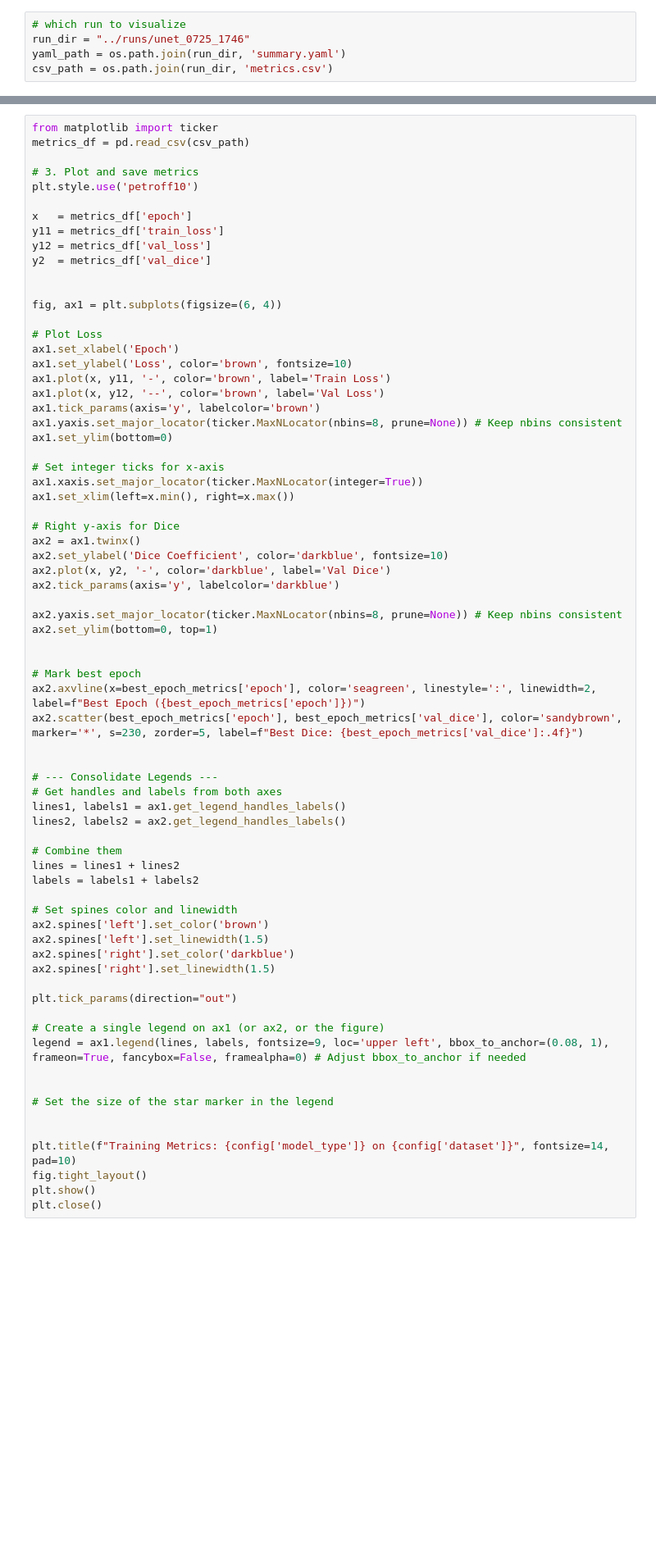
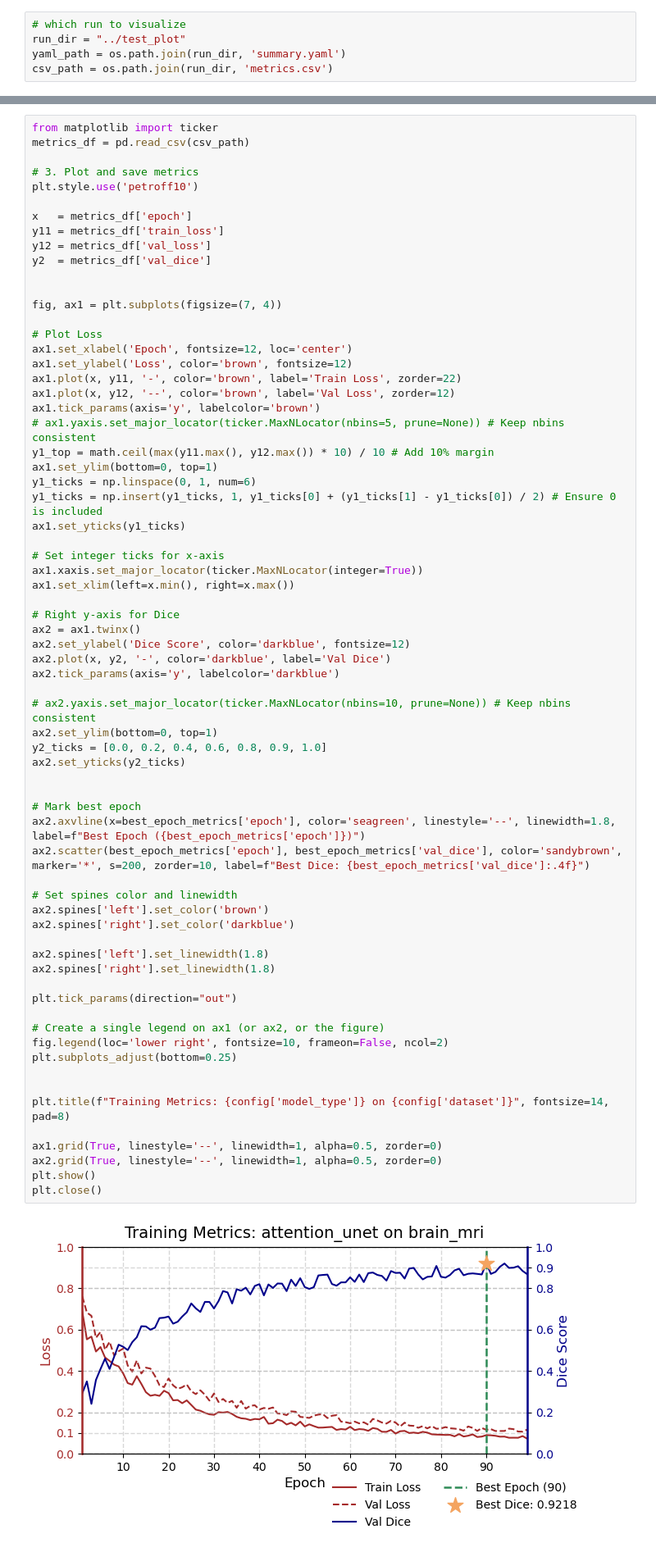
Before and after one commit to liu-bodong/CV-Lab, a Jupyter notebook: notebooks/plot_csv.ipynb, the cells around one changed output, grey strips where cells are left out. Shown at 82% size. Cells and saved outputs as stored; diff of their text form; blank space fills up the shorter version.

Commit message:
Refine plot_csv.ipynb

```diff
--- a/notebooks/plot_csv.ipynb
+++ b/notebooks/plot_csv.ipynb
@@ -19,6 +22,6 @@ import src.data_utils as data_utils
 from src.metrics import dice_loss, dice_coefficient
 # %%
 # which run to visualize
-run_dir = "../runs/unet_0725_1746"
+run_dir = "../test_plot"
 yaml_path = os.path.join(run_dir, 'summary.yaml')
 csv_path = os.path.join(run_dir, 'metrics.csv')
@@ -52,61 +80,60 @@ y12 = metrics_df['val_loss']
 y2  = metrics_df['val_dice']
 
 
-fig, ax1 = plt.subplots(figsize=(6, 4))
+fig, ax1 = plt.subplots(figsize=(7, 4))
 
 # Plot Loss
-ax1.set_xlabel('Epoch')
-ax1.set_ylabel('Loss', color='brown', fontsize=10)
-ax1.plot(x, y11, '-', color='brown', label='Train Loss')
-ax1.plot(x, y12, '--', color='brown', label='Val Loss')
+ax1.set_xlabel('Epoch', fontsize=12, loc='center')
+ax1.set_ylabel('Loss', color='brown', fontsize=12)
+ax1.plot(x, y11, '-', color='brown', label='Train Loss', zorder=22)
+ax1.plot(x, y12, '--', color='brown', label='Val Loss', zorder=12)
 ax1.tick_params(axis='y', labelcolor='brown')
-ax1.yaxis.set_major_locator(ticker.MaxNLocator(nbins=8, prune=None)) # Keep nbins consistent
-ax1.set_ylim(bottom=0)
+# ax1.yaxis.set_major_locator(ticker.MaxNLocator(nbins=5, prune=None)) # Keep nbins consistent
+y1_top = math.ceil(max(y11.max(), y12.max()) * 10) / 10 # Add 10% margin
+ax1.set_ylim(bottom=0, top=1)
+y1_ticks = np.linspace(0, 1, num=6)
+y1_ticks = np.insert(y1_ticks, 1, y1_ticks[0] + (y1_ticks[1] - y1_ticks[0]) / 2) # Ensure 0 is included
+ax1.set_yticks(y1_ticks)
 
 # Set integer ticks for x-axis
 ax1.xaxis.set_major_locator(ticker.MaxNLocator(integer=True))
 ax1.set_xlim(left=x.min(), right=x.max())
 
 # Right y-axis for Dice
 ax2 = ax1.twinx()
-ax2.set_ylabel('Dice Coefficient', color='darkblue', fontsize=10)
+ax2.set_ylabel('Dice Score', color='darkblue', fontsize=12)
 ax2.plot(x, y2, '-', color='darkblue', label='Val Dice')
 ax2.tick_params(axis='y', labelcolor='darkblue')
 
-ax2.yaxis.set_major_locator(ticker.MaxNLocator(nbins=8, prune=None)) # Keep nbins consistent
+# ax2.yaxis.set_major_locator(ticker.MaxNLocator(nbins=10, prune=None)) # Keep nbins consistent
 ax2.set_ylim(bottom=0, top=1)
+y2_ticks = [0.0, 0.2, 0.4, 0.6, 0.8, 0.9, 1.0]
+ax2.set_yticks(y2_ticks)
 
 
 # Mark best epoch
-ax2.axvline(x=best_epoch_metrics['epoch'], color='seagreen', linestyle=':', linewidth=2, label=f"Best Epoch ({best_epoch_metrics['epoch']})")
-ax2.scatter(best_epoch_metrics['epoch'], best_epoch_metrics['val_dice'], color='sandybrown', marker='*', s=230, zorder=5, label=f"Best Dice: {best_epoch_metrics['val_dice']:.4f}")
-
-
-# --- Consolidate Legends ---
-# Get handles and labels from both axes
-lines1, labels1 = ax1.get_legend_handles_labels()
-lines2, labels2 = ax2.get_legend_handles_labels()
-
-# Combine them
-lines = lines1 + lines2
-labels = labels1 + labels2
+ax2.axvline(x=best_epoch_metrics['epoch'], color='seagreen', linestyle='--', linewidth=1.8, label=f"Best Epoch ({best_epoch_metrics['epoch']})")
+ax2.scatter(best_epoch_metrics['epoch'], best_epoch_metrics['val_dice'], color='sandybrown', marker='*', s=200, zorder=10, label=f"Best Dice: {best_epoch_metrics['val_dice']:.4f}")
 
 # Set spines color and linewidth
 ax2.spines['left'].set_color('brown')
-ax2.spines['left'].set_linewidth(1.5)
 ax2.spines['right'].set_color('darkblue')
-ax2.spines['right'].set_linewidth(1.5)
+
+ax2.spines['left'].set_linewidth(1.8)
+ax2.spines['right'].set_linewidth(1.8)
 
 plt.tick_params(direction="out")
 
 # Create a single legend on ax1 (or ax2, or the figure)
-legend = ax1.legend(lines, labels, fontsize=9, loc='upper left', bbox_to_anchor=(0.08, 1), frameon=True, fancybox=False, framealpha=0) # Adjust bbox_to_anchor if needed
+fig.legend(loc='lower right', fontsize=10, frameon=False, ncol=2)
+plt.subplots_adjust(bottom=0.25)
 
 
-# Set the size of the star marker in the legend
+plt.title(f"Training Metrics: {config['model_type']} on {config['dataset']}", fontsize=14, pad=8)
 
-
-plt.title(f"Training Metrics: {config['model_type']} on {config['dataset']}", fontsize=14, pad=10)
-fig.tight_layout()
+ax1.grid(True, linestyle='--', linewidth=1, alpha=0.5, zorder=0)
+ax2.grid(True, linestyle='--', linewidth=1, alpha=0.5, zorder=0)
 plt.show()
 plt.close()
+# %% [output]
+[figure, added]
```
Also changed, not shown: parts of 2 cells of this notebook, 3 other files.
